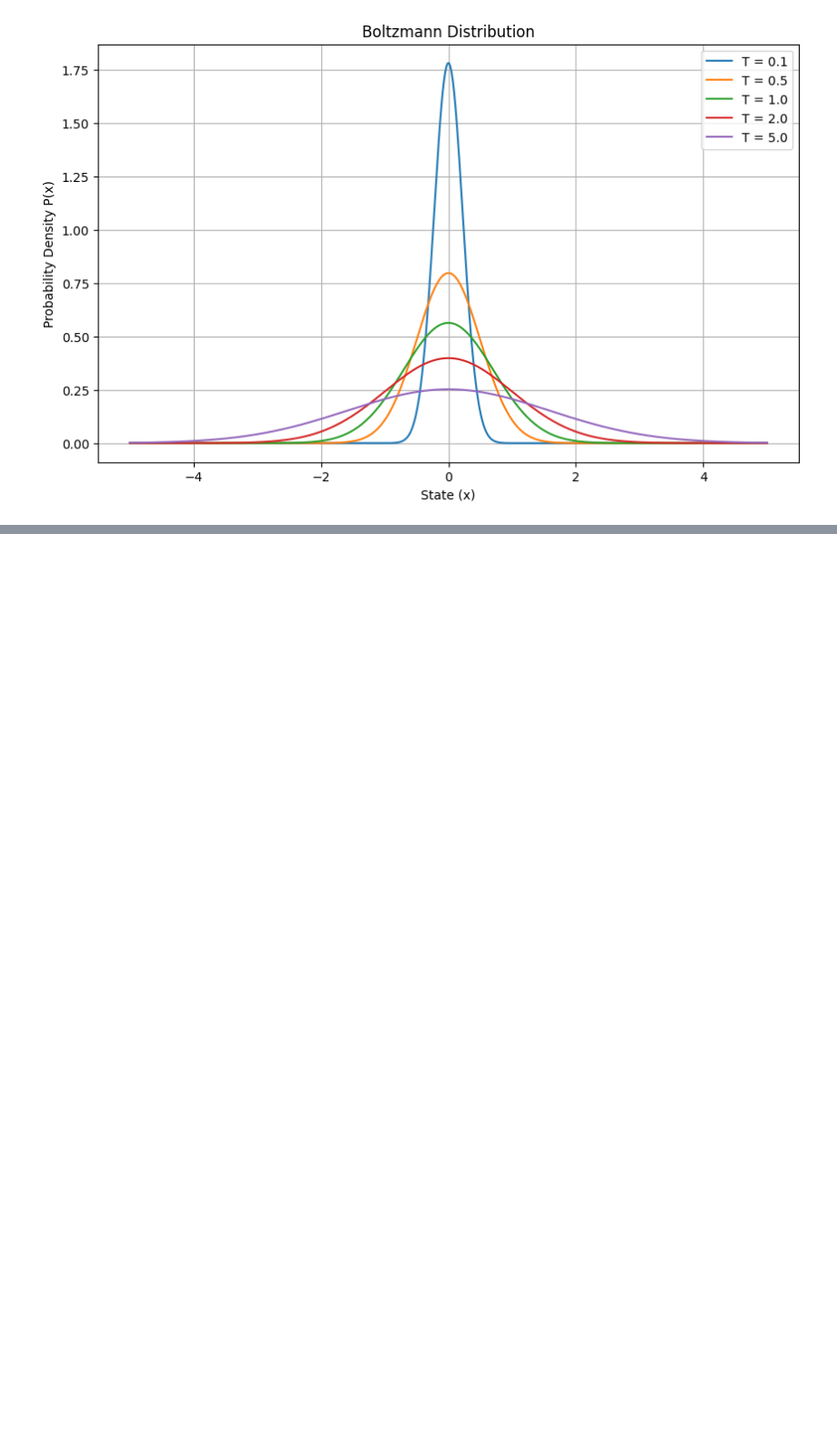
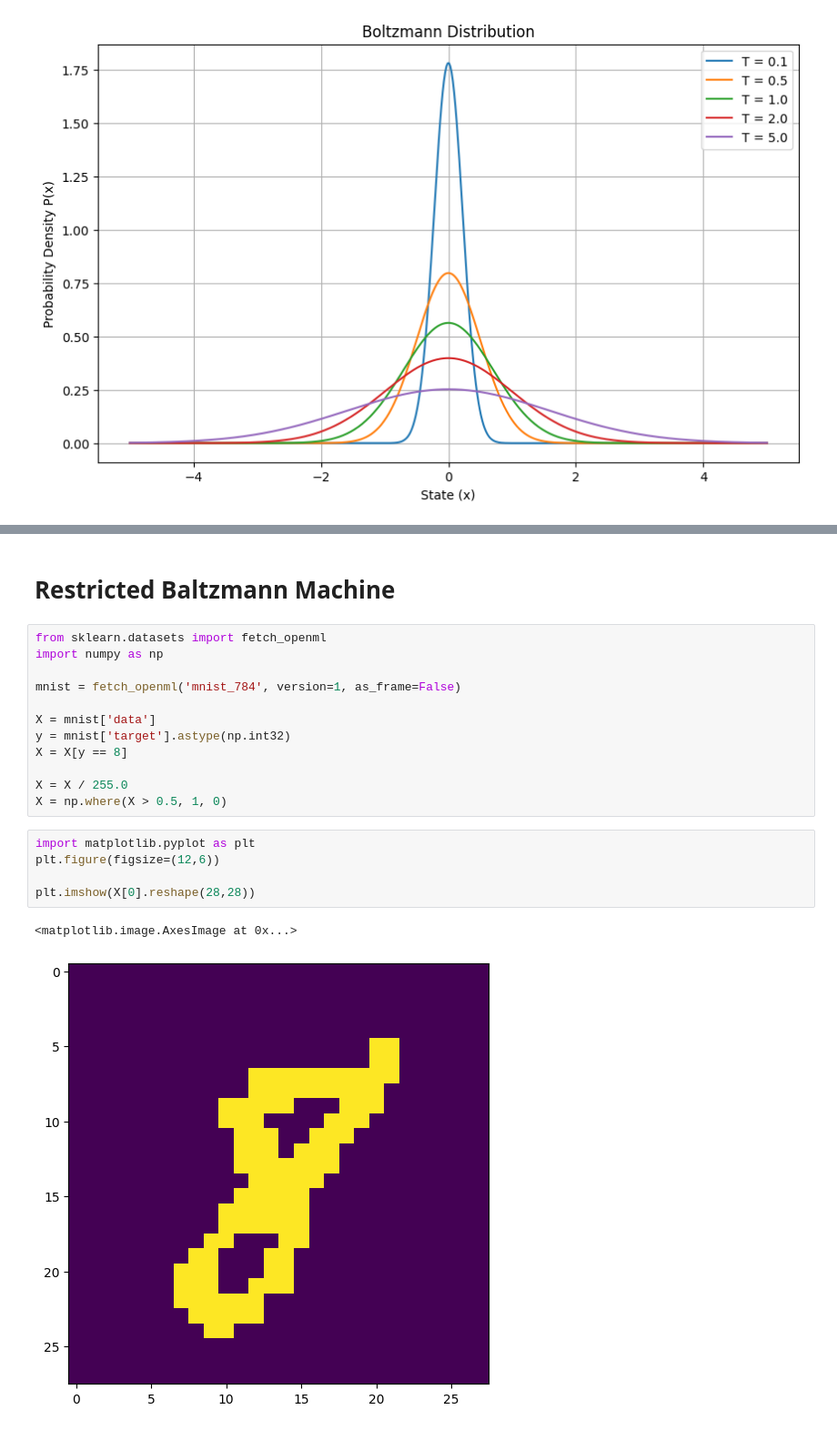
Before and after one commit to saliherdemk/ML-Papers-Implementations, a Jupyter notebook: BoltzmannMachine/main.ipynb, the cells around one changed output, grey strips where cells are left out. Shown at 91% size. Saved outputs shown, nothing was run; the diff lists cells and outputs as text; blank space fills up the shorter version.

```diff
--- a/BoltzmannMachine/main.ipynb
+++ b/BoltzmannMachine/main.ipynb
@@ -28,0 +106,22 @@ plt.show()
+# %% [markdown]
+# Restricted Baltzmann Machine
+# %%
+from sklearn.datasets import fetch_openml
+import numpy as np
+
+mnist = fetch_openml('mnist_784', version=1, as_frame=False)
+
+X = mnist['data']
+y = mnist['target'].astype(np.int32)
+X = X[y == 8]
+
+X = X / 255.0
+X = np.where(X > 0.5, 1, 0)
+# %%
+import matplotlib.pyplot as plt
+plt.figure(figsize=(12,6))
+
+plt.imshow(X[0].reshape(28,28))
+# %% [output]
+<matplotlib.image.AxesImage at 0x...>
+[figure, added]
```
Also changed, not shown: parts of 5 cells of this notebook, 2 other files.
